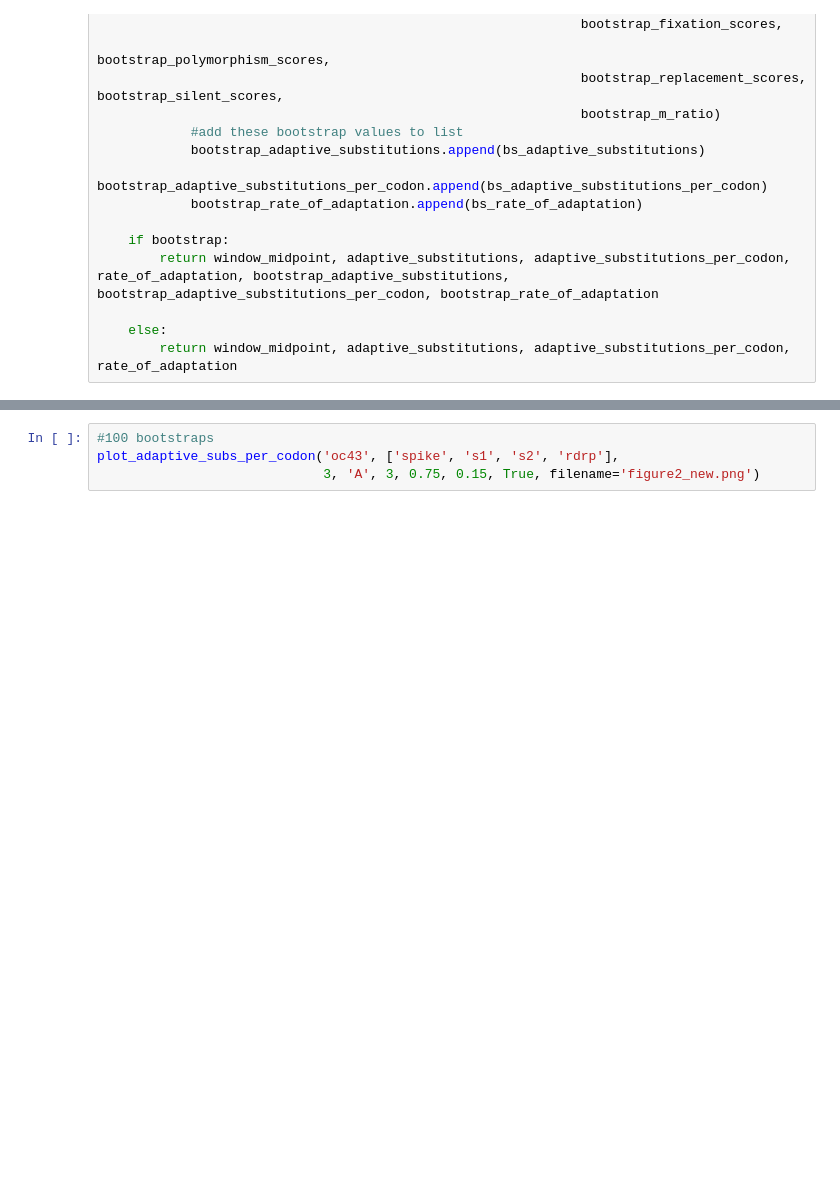
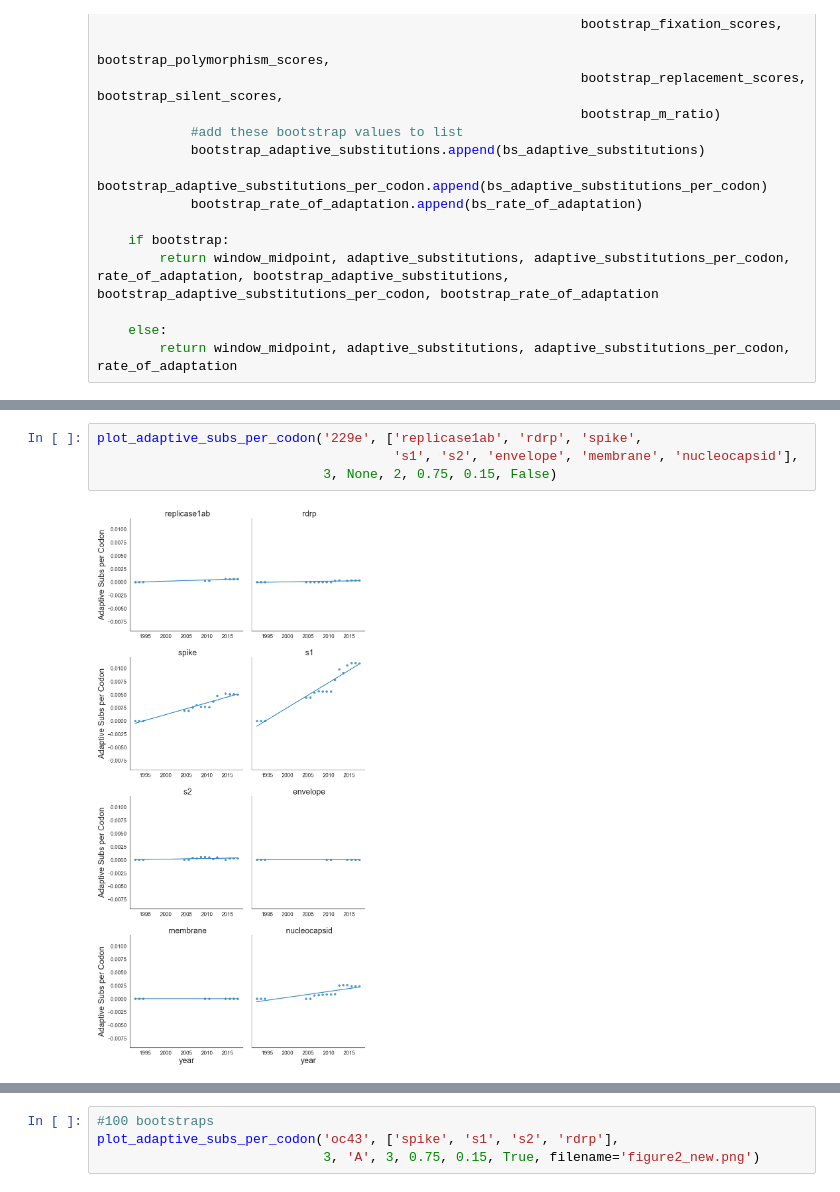
Before and after one commit to blab/seasonal-cov-adaptive-evolution, a Jupyter notebook: antigenic_evolution/bhatt_bootstrapping.ipynb, the cells around one changed output, grey strips where cells are left out. Cells and saved outputs as stored; diff of their text form; blank space fills up the shorter version.

```diff
--- a/antigenic_evolution/bhatt_bootstrapping.ipynb
+++ b/antigenic_evolution/bhatt_bootstrapping.ipynb
@@ -716,0 +723,6 @@ plot_adaptive_subs_per_codon('oc43', ['spike', 's1', 's2', 'replicase1ab', 'rdrp
+# %%
+plot_adaptive_subs_per_codon('229e', ['replicase1ab', 'rdrp', 'spike',
+                                      's1', 's2', 'envelope', 'membrane', 'nucleocapsid'],
+                             3, None, 2, 0.75, 0.15, False)
+# %% [output]
+[figure, added]
```
Also changed, not shown: parts of 10 cells of this notebook, 15 other files.
